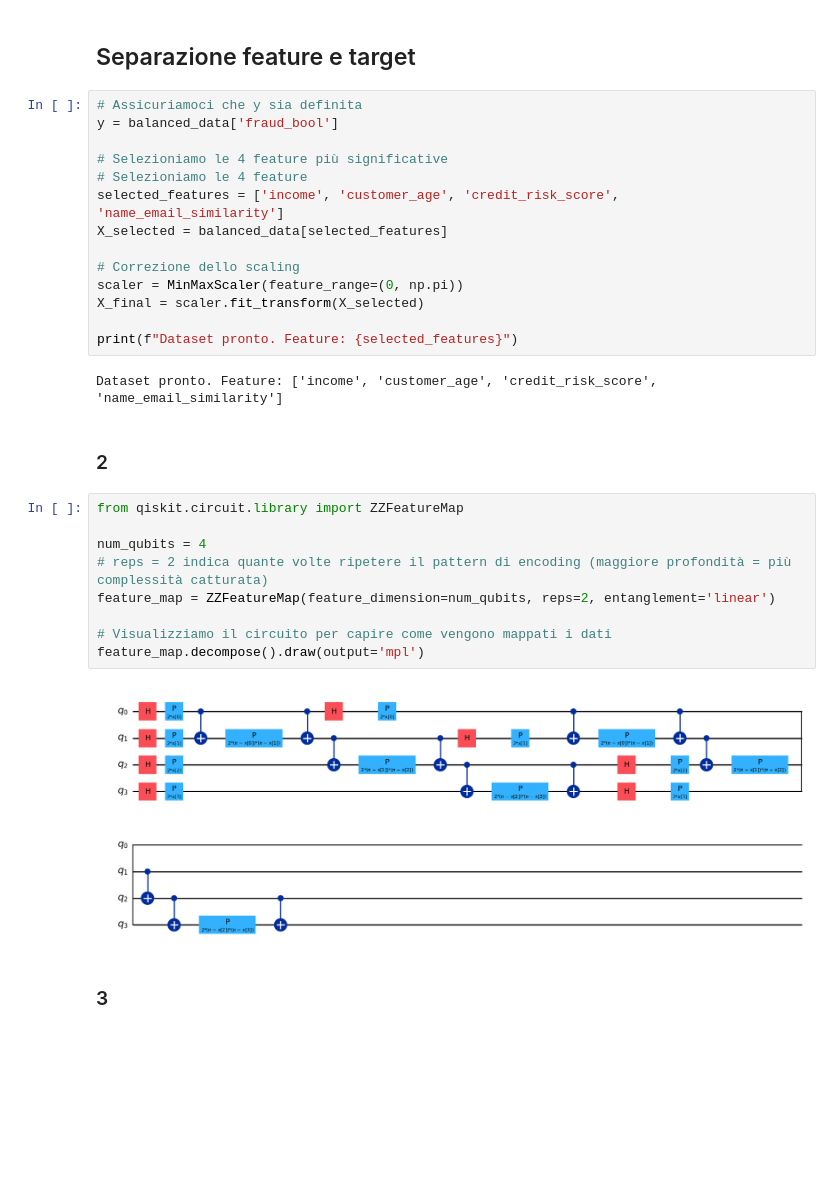
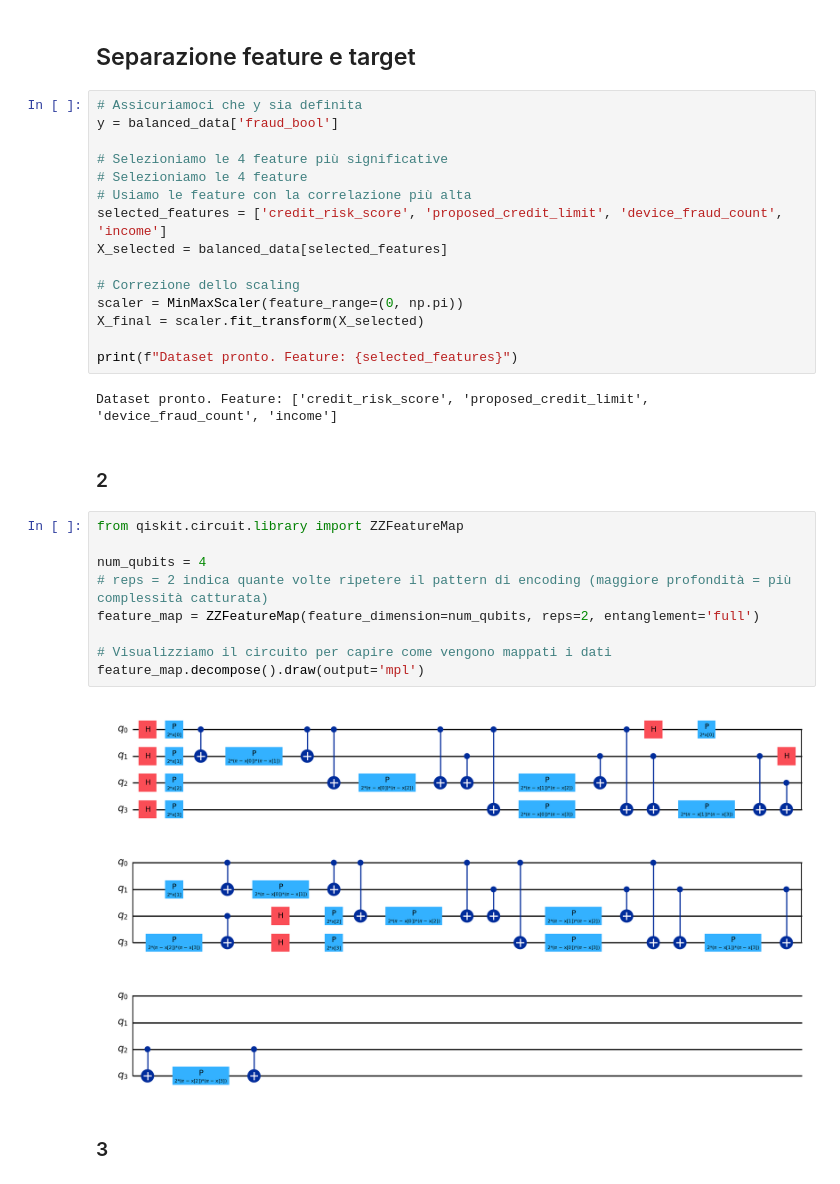
Before and after one commit to MattiaGallucci/HeisenBank, a Jupyter notebook: qml.ipynb, the cells around one changed output. Saved outputs shown, nothing was run; the diff lists cells and outputs as text; blank space fills up the shorter version.

Commit message:
refactor: update notebook execution counts and feature selection for improved model inputs

```diff
--- a/qml.ipynb
+++ b/qml.ipynb
@@ -33,7 +33,8 @@ y = balanced_data['fraud_bool']
 
 # Selezioniamo le 4 feature più significative
 # Selezioniamo le 4 feature
-selected_features = ['income', 'customer_age', 'credit_risk_score', 'name_email_similarity']
+# Usiamo le feature con la correlazione più alta
+selected_features = ['credit_risk_score', 'proposed_credit_limit', 'device_fraud_count', 'income']
 X_selected = balanced_data[selected_features]
 
 # Correzione dello scaling
@@ -42,20 +43,20 @@ X_final = scaler.fit_transform(X_selected)
 
 print(f"Dataset pronto. Feature: {selected_features}")
 # %% [output]
-Dataset pronto. Feature: ['income', 'customer_age', 'credit_risk_score', 'name_email_similarity']
+Dataset pronto. Feature: ['credit_risk_score', 'proposed_credit_limit', 'device_fraud_count', 'income']
 # %% [markdown]
 ### 2
 # %%
 from qiskit.circuit.library import ZZFeatureMap
 
 num_qubits = 4
 # reps = 2 indica quante volte ripetere il pattern di encoding (maggiore profondità = più complessità catturata)
-feature_map = ZZFeatureMap(feature_dimension=num_qubits, reps=2, entanglement='linear')
+feature_map = ZZFeatureMap(feature_dimension=num_qubits, reps=2, entanglement='full')
 
 # Visualizziamo il circuito per capire come vengono mappati i dati
 feature_map.decompose().draw(output='mpl')
 # %% [output]
-[figure, old version]
+[figure, new version]
 # %% [markdown]
 ### 3
 # %% [markdown]
```
Also changed, not shown: parts of 4 cells of this notebook.
